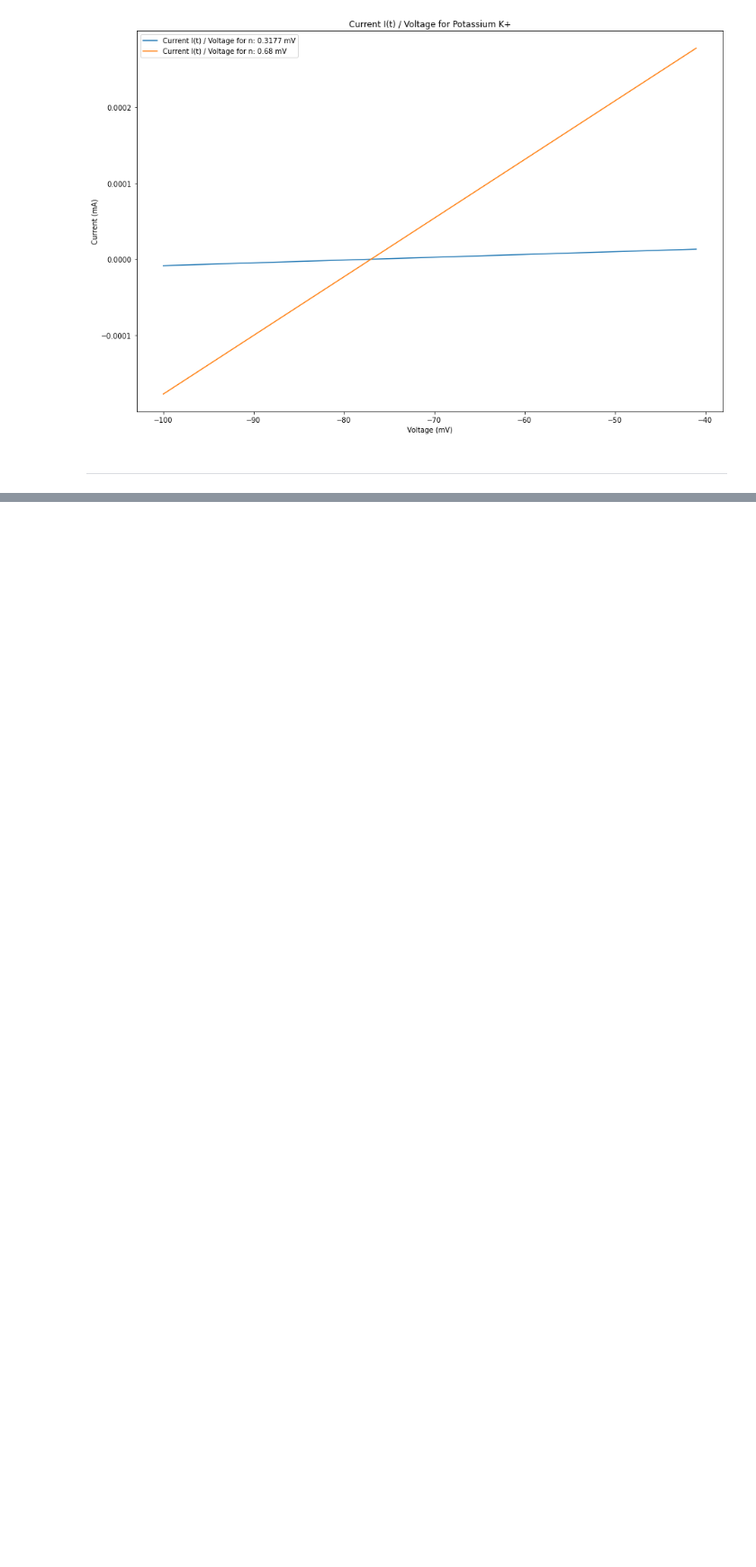
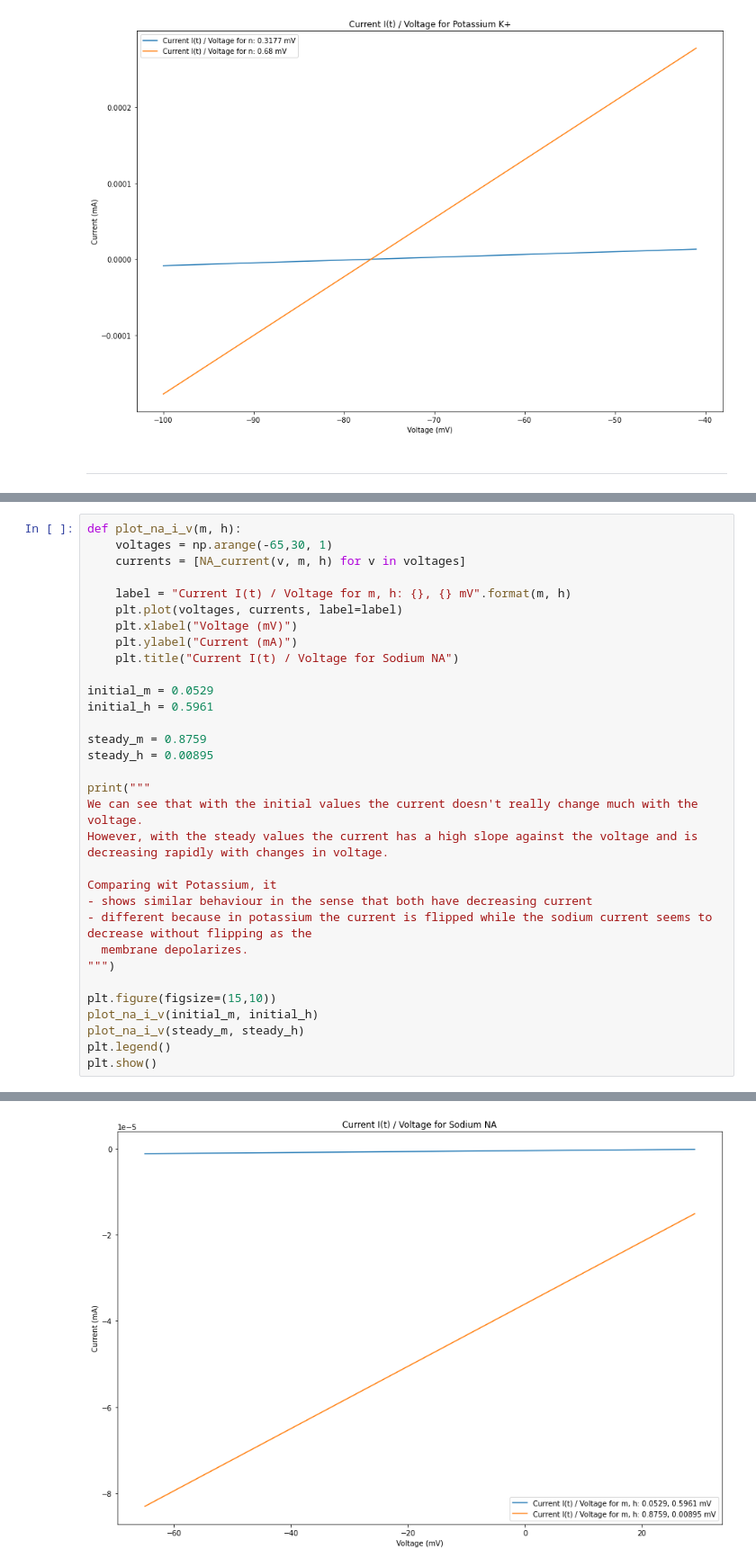
Before and after one commit to ahmedtarek-/MNS_CP_2022, a Jupyter notebook: assignment_6/assignment_6.ipynb, the cells around one changed output, grey strips where cells are left out. Shown at 90% size. Saved outputs shown, nothing was run; the diff lists cells and outputs as text; blank space fills up the shorter version.

```diff
--- a/assignment_6/assignment_6.ipynb
+++ b/assignment_6/assignment_6.ipynb
@@ -143,0 +306,33 @@ plt.show()
+# %%
+def plot_na_i_v(m, h):
+    voltages = np.arange(-65,30, 1)
+    currents = [NA_current(v, m, h) for v in voltages]
+
+    label = "Current I(t) / Voltage for m, h: {}, {} mV".format(m, h)
+    plt.plot(voltages, currents, label=label)
+    plt.xlabel("Voltage (mV)")
+    plt.ylabel("Current (mA)")
+    plt.title("Current I(t) / Voltage for Sodium NA")
+
+initial_m = 0.0529
+initial_h = 0.5961
+
+steady_m = 0.8759
+steady_h = 0.00895
+
+print("""
+We can see that with the initial values the current doesn't really change much with the voltage.
+However, with the steady values the current has a high slope against the voltage and is decreasing rapidly with changes in voltage.
+
+Comparing wit Potassium, it
+- shows similar behaviour in the sense that both have decreasing current
+- different because in potassium the current is flipped while the sodium current seems to decrease without flipping as the
+  membrane depolarizes.
+""")
+
+plt.figure(figsize=(15,10))
+plot_na_i_v(initial_m, initial_h)
+plot_na_i_v(steady_m, steady_h)
+plt.legend()
+plt.show()
+# %% [output]
@@ -143,0 +345 @@ plt.show()
+[figure, added]
```
Also changed, not shown: parts of 9 cells of this notebook.
